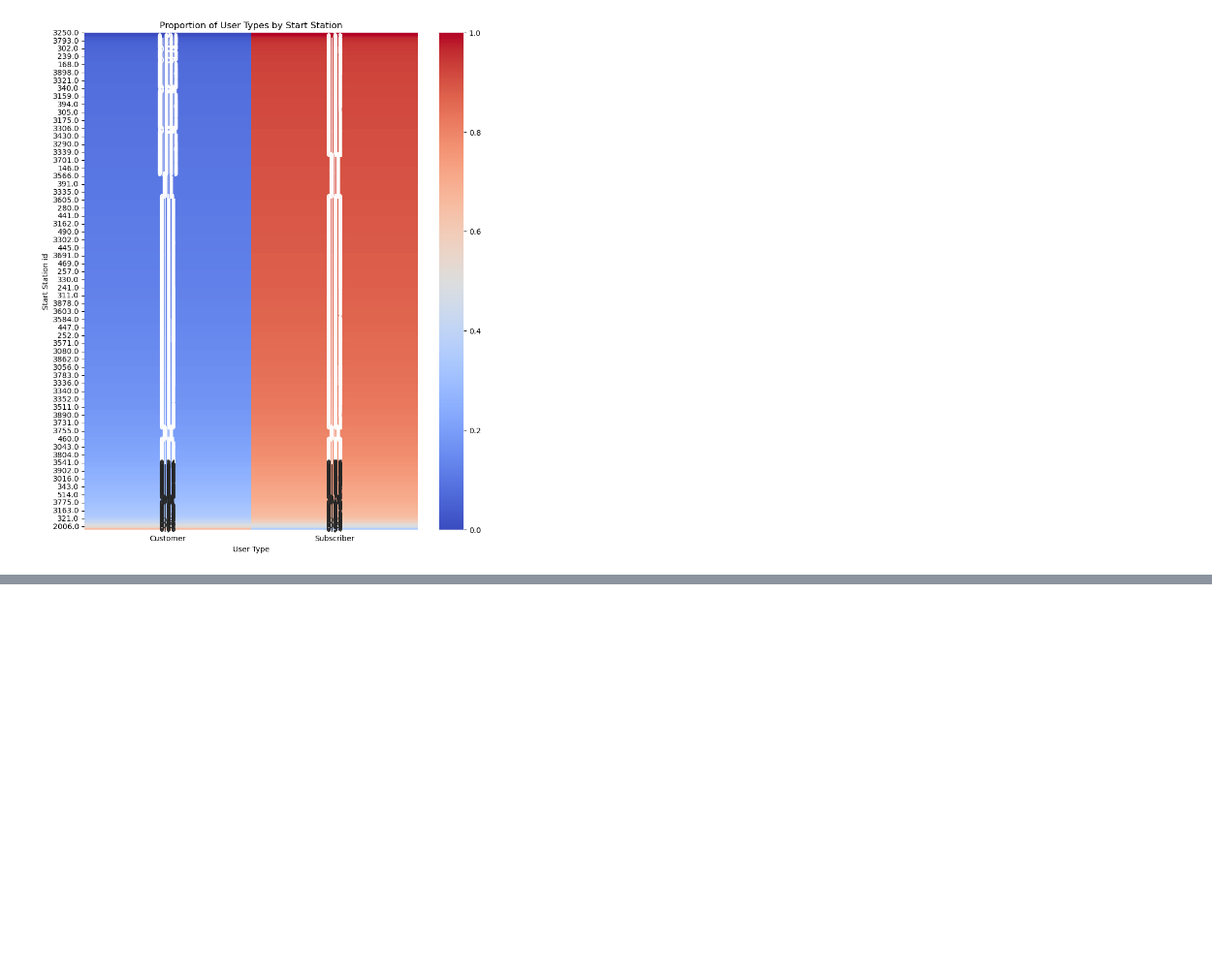
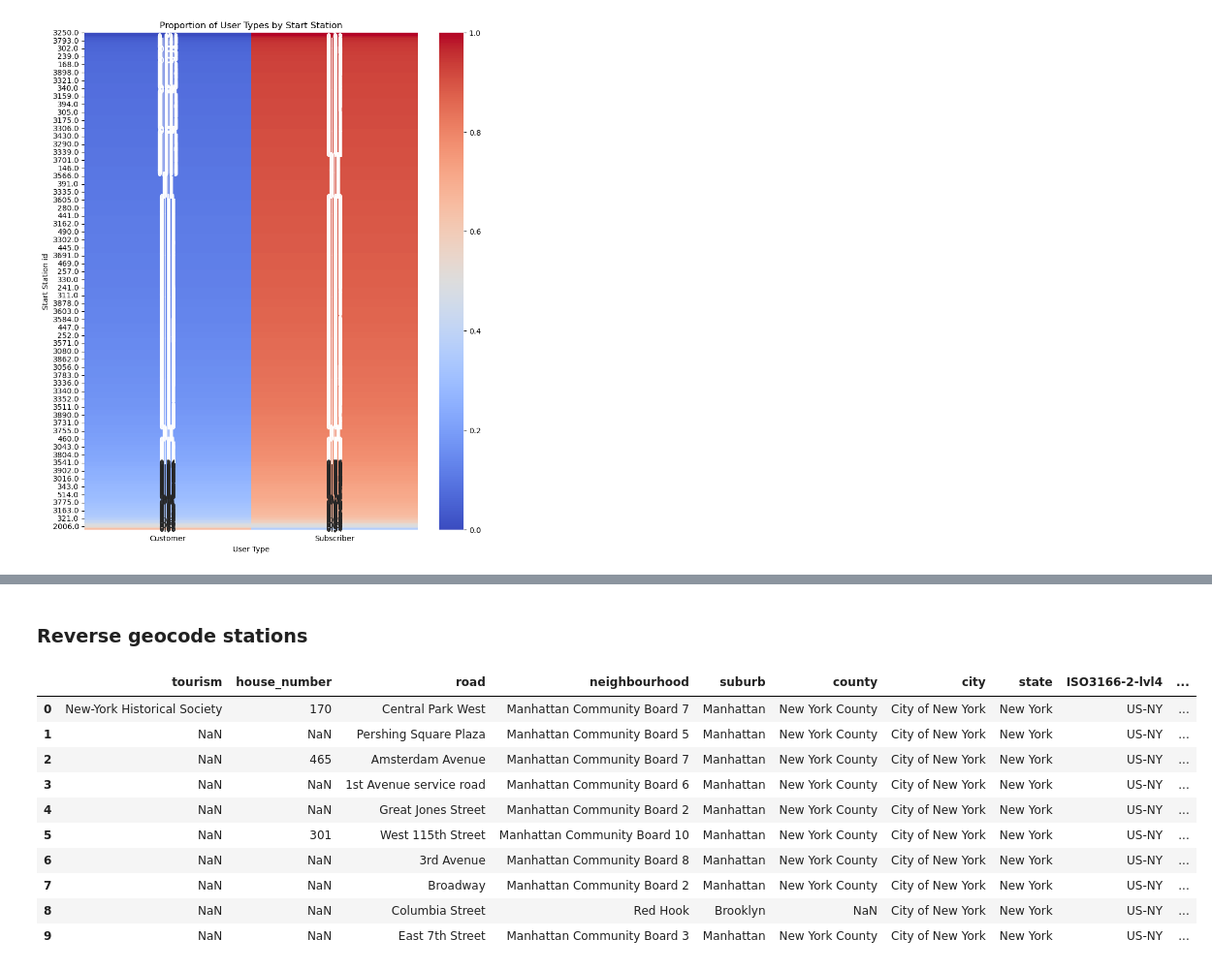
Before and after one commit to lukasschirren/nyc_bike_rental, a Jupyter notebook: Helen_JupyterWorkspace.ipynb, the cells around one changed output, grey strips where cells are left out. Shown: that part at 97% size. Cells and saved outputs as stored; diff of their text form; code cells hidden in the pictures; blank space fills up the shorter version.

```diff
--- a/Helen_JupyterWorkspace.ipynb
+++ b/Helen_JupyterWorkspace.ipynb
@@ -515,0 +521,4 @@ station_locations.iloc[:4]
+# %%
+geolocator = Nominatim(user_agent="bikeshare")
+reverse = RateLimiter(geolocator.reverse, min_delay_seconds=1, max_retries=0)
+reverse("40.75029943702441, -73.99221868612786").raw['address']
@@ -515,0 +538,7 @@ station_locations.iloc[:4]
+# %%
+dfs=data_2019[['start station id','start station name','start station latitude','start station longitude']]\
+.drop_duplicates(subset = ['start station id'])
+# %%
+dfs.columns=['stationid','station name','latitude','longitude']
+dfs.set_index('stationid', inplace=True)
+dfs
@@ -515,0 +560,19 @@ station_locations.iloc[:4]
+# %% [markdown]
+### Reverse geocode stations
+# %%
+locations=[]
+for index, row in dfs.iterrows():
+    locations.append(reverse("{}, {}".format(row['latitude'], row['longitude'])).raw['address'])
+pd.DataFrame(locations[:10])
+# %% [output]
+|  | tourism | house_number | road | neighbourhood | suburb | county | city | state | ISO3166-2-lvl4 | ... |
+| 0 | New-York Historical Society | 170 | Central Park West | Manhattan Community Board 7 | Manhattan | New York County | City of New York | New York | US-NY | ... |
+| 1 | NaN | NaN | Pershing Square Plaza | Manhattan Community Board 5 | Manhattan | New York County | City of New York | New York | US-NY | ... |
+| 2 | NaN | 465 | Amsterdam Avenue | Manhattan Community Board 7 | Manhattan | New York County | City of New York | New York | US-NY | ... |
+| 3 | NaN | NaN | 1st Avenue service road | Manhattan Community Board 6 | Manhattan | New York County | City of New York | New York | US-NY | ... |
+| 4 | NaN | NaN | Great Jones Street | Manhattan Community Board 2 | Manhattan | New York County | City of New York | New York | US-NY | ... |
+| 5 | NaN | 301 | West 115th Street | Manhattan Community Board 10 | Manhattan | New York County | City of New York | New York | US-NY | ... |
+| 6 | NaN | NaN | 3rd Avenue | Manhattan Community Board 8 | Manhattan | New York County | City of New York | New York | US-NY | ... |
+| 7 | NaN | NaN | Broadway | Manhattan Community Board 2 | Manhattan | New York County | City of New York | New York | US-NY | ... |
+| 8 | NaN | NaN | Columbia Street | Red Hook | Brooklyn | NaN | City of New York | New York | US-NY | ... |
+| 9 | NaN | NaN | East 7th Street | Manhattan Community Board 3 | Manhattan | New York County | City of New York | New York | US-NY | ... |
```
Also changed, not shown: parts of 20 cells of this notebook, 1 other file.
